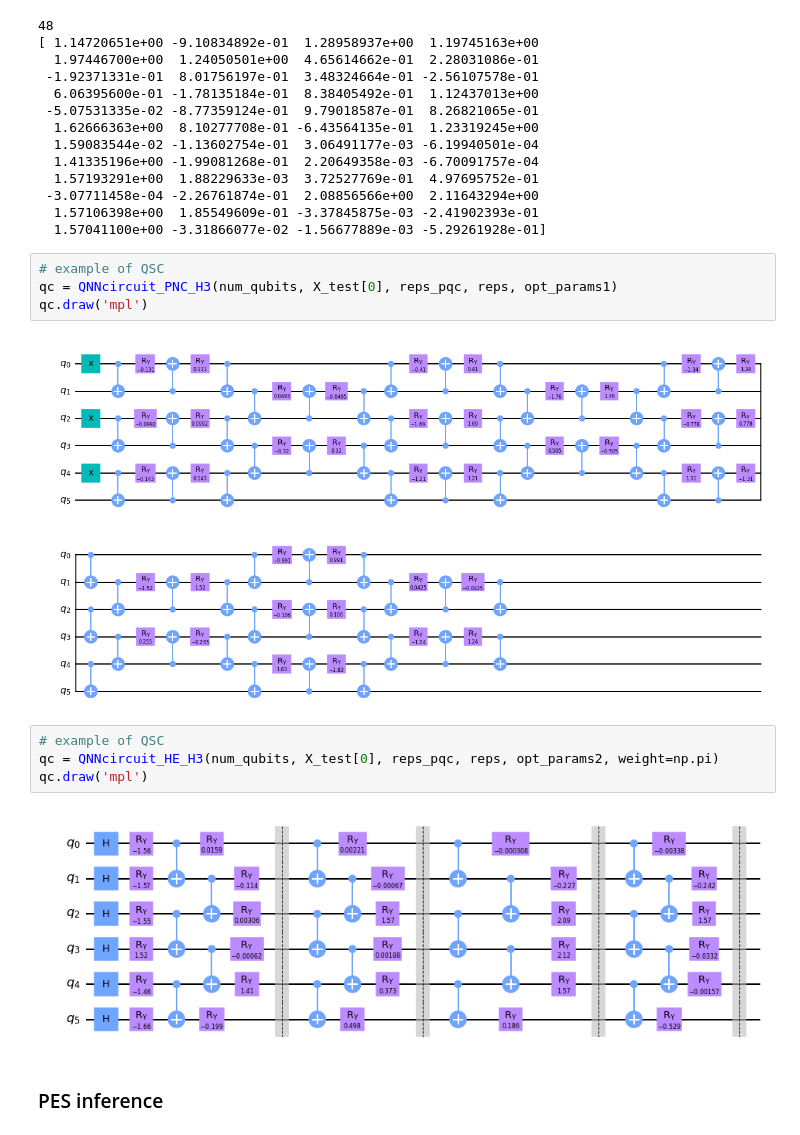
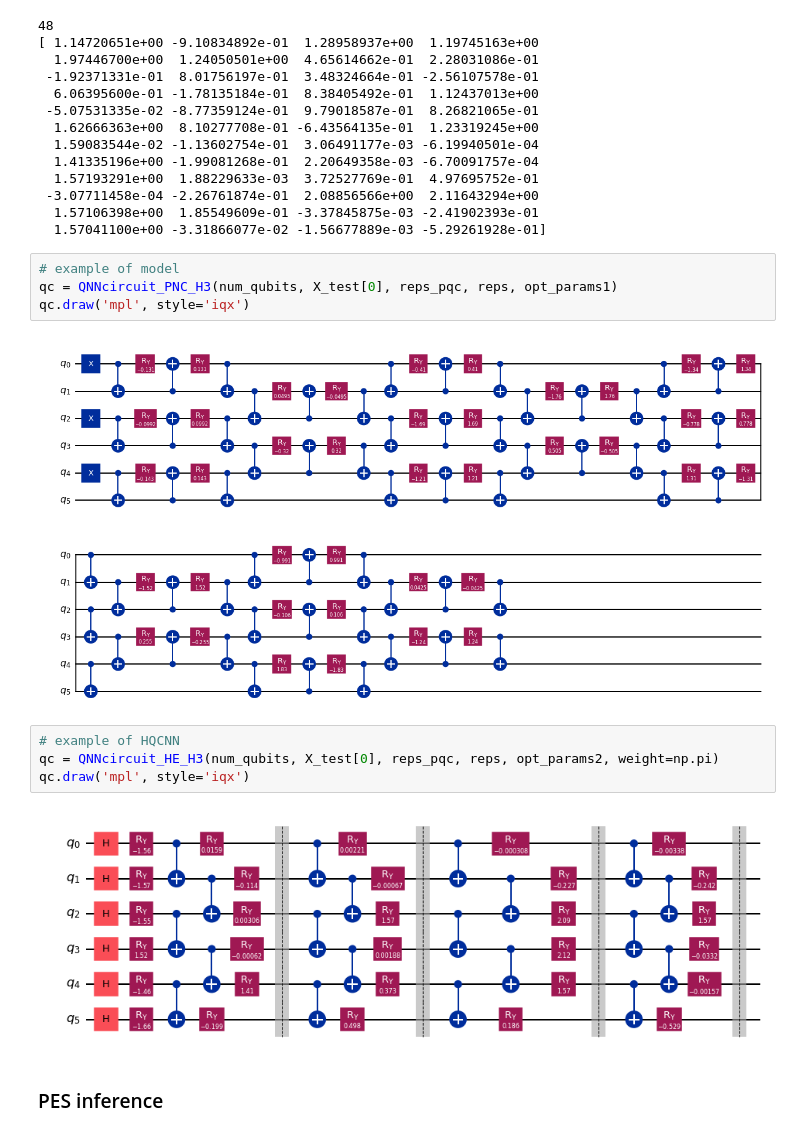
Before and after one commit to yasnishi/qcl_pnc, a Jupyter notebook: H3_PES.ipynb, the cells around one changed output. Saved outputs shown, nothing was run; the diff lists cells and outputs as text.

```diff
--- a/H3_PES.ipynb
+++ b/H3_PES.ipynb
@@ -115,17 +115,17 @@ print(opt_params2)
   1.57106398e+00  1.85549609e-01 -3.37845875e-03 -2.41902393e-01
   1.57041100e+00 -3.31866077e-02 -1.56677889e-03 -5.29261928e-01]
 # %%
-# example of QSC
+# example of model
 qc = QNNcircuit_PNC_H3(num_qubits, X_test[0], reps_pqc, reps, opt_params1)
-qc.draw('mpl')
+qc.draw('mpl', style='iqx')
 # %% [output]
-[figure, old version]
+[figure, new version]
 # %%
-# example of QSC
+# example of HQCNN
 qc = QNNcircuit_HE_H3(num_qubits, X_test[0], reps_pqc, reps, opt_params2, weight=np.pi)
-qc.draw('mpl')
+qc.draw('mpl', style='iqx')
 # %% [output]
-[figure, old version]
+[figure, new version]
 # %% [markdown]
 ### PES inference
 # %%
```
Also changed, not shown: parts of 6 cells of this notebook, 3 other files.
